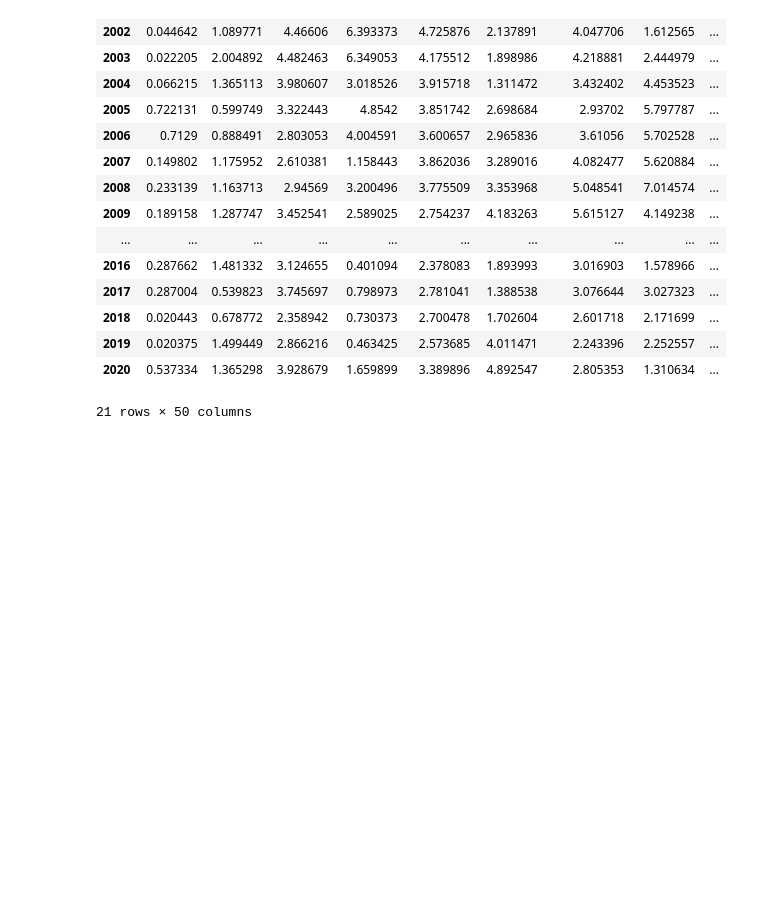
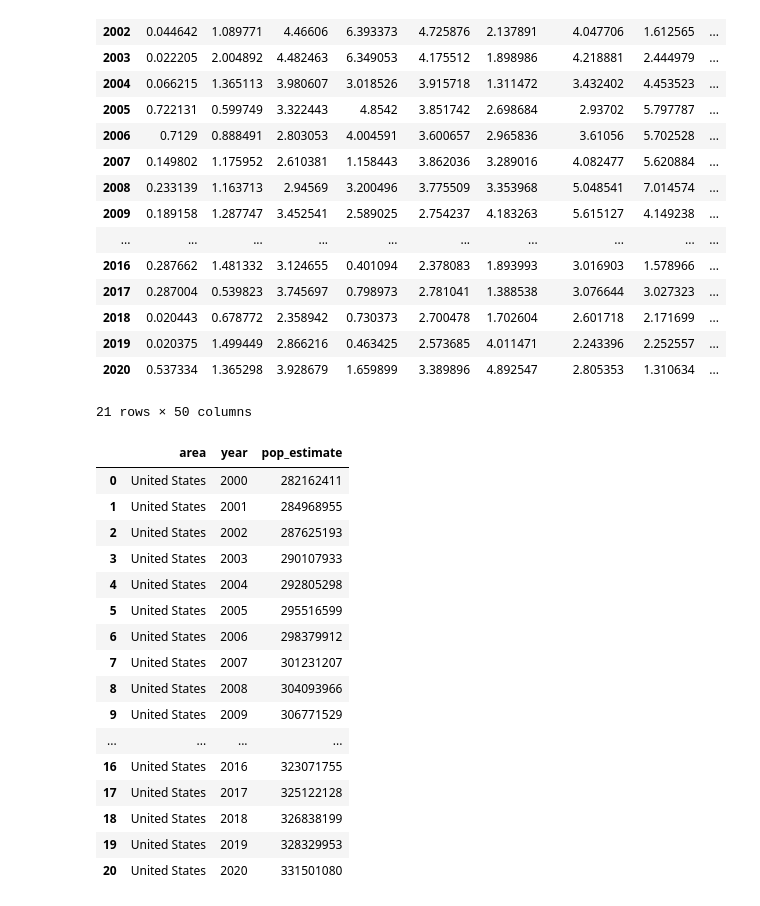
Before and after one commit to scdone/us_hate_crime_analysis_1991-2020, a Jupyter notebook: working_notebooks/EDA/pc_states_columns_df.ipynb, the cells around one changed output. Drawn from its saved outputs; the diff is of its cells as text; code cells hidden in the pictures; blank space fills up the shorter version.

```diff
--- a/working_notebooks/EDA/pc_states_columns_df.ipynb
+++ b/working_notebooks/EDA/pc_states_columns_df.ipynb
@@ -192,3 +192,31 @@ merged_df
 21 rows × 50 columns
 # %%
 merged_df.to_csv('state_totals_by_year.csv', index=False)
+# %%
+us_df = pd.read_csv(r"C:\Users\14802\Desktop\hate-crime analysis\datasets\us_pop_totals.csv")
+# %%
+us_df = us_df[us_df.year >= 2000].copy()
+# %%
+us_df.reset_index(inplace=True)
+# %%
+us_df.drop(columns=['index'], inplace=True)
+# %%
+us_df
+# %% [output]
+|  | area | year | pop_estimate |
+| 0 | United States | 2000 | 282162411 |
+| 1 | United States | 2001 | 284968955 |
+| 2 | United States | 2002 | 287625193 |
+| 3 | United States | 2003 | 290107933 |
+| 4 | United States | 2004 | 292805298 |
+| 5 | United States | 2005 | 295516599 |
+| 6 | United States | 2006 | 298379912 |
+| 7 | United States | 2007 | 301231207 |
+| 8 | United States | 2008 | 304093966 |
+| 9 | United States | 2009 | 306771529 |
+| ... | ... | ... | ... |
+| 16 | United States | 2016 | 323071755 |
+| 17 | United States | 2017 | 325122128 |
+| 18 | United States | 2018 | 326838199 |
+| 19 | United States | 2019 | 328329953 |
+| 20 | United States | 2020 | 331501080 |
```
Also changed, not shown: parts of 16 cells of this notebook, 3 other files.
